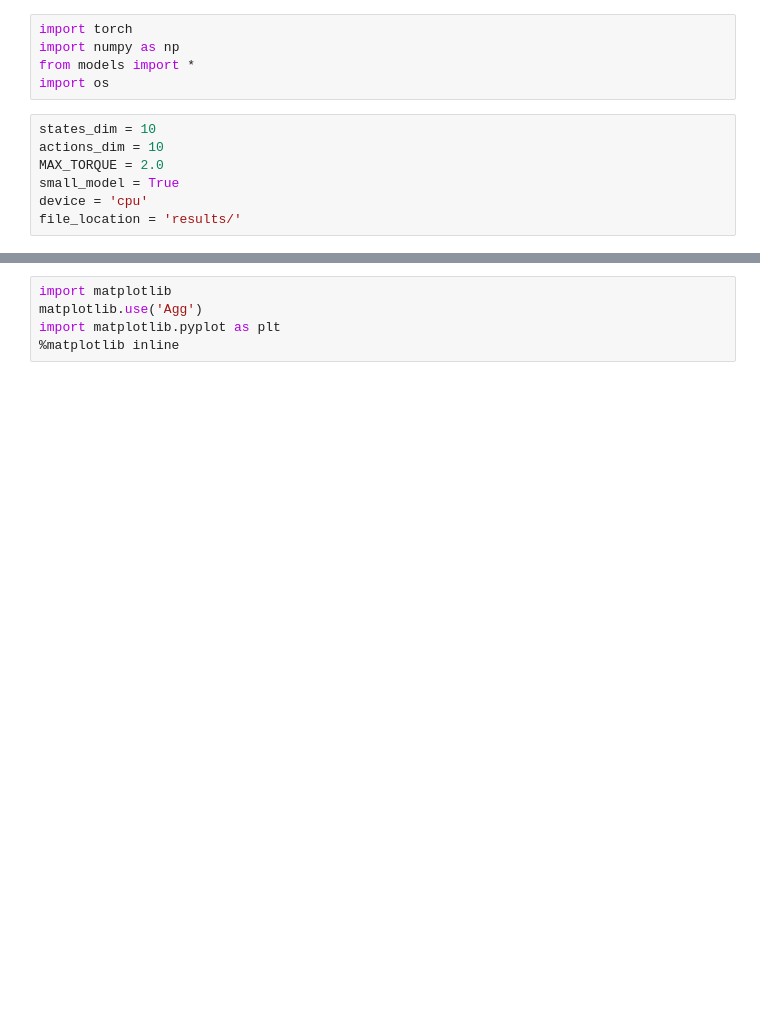
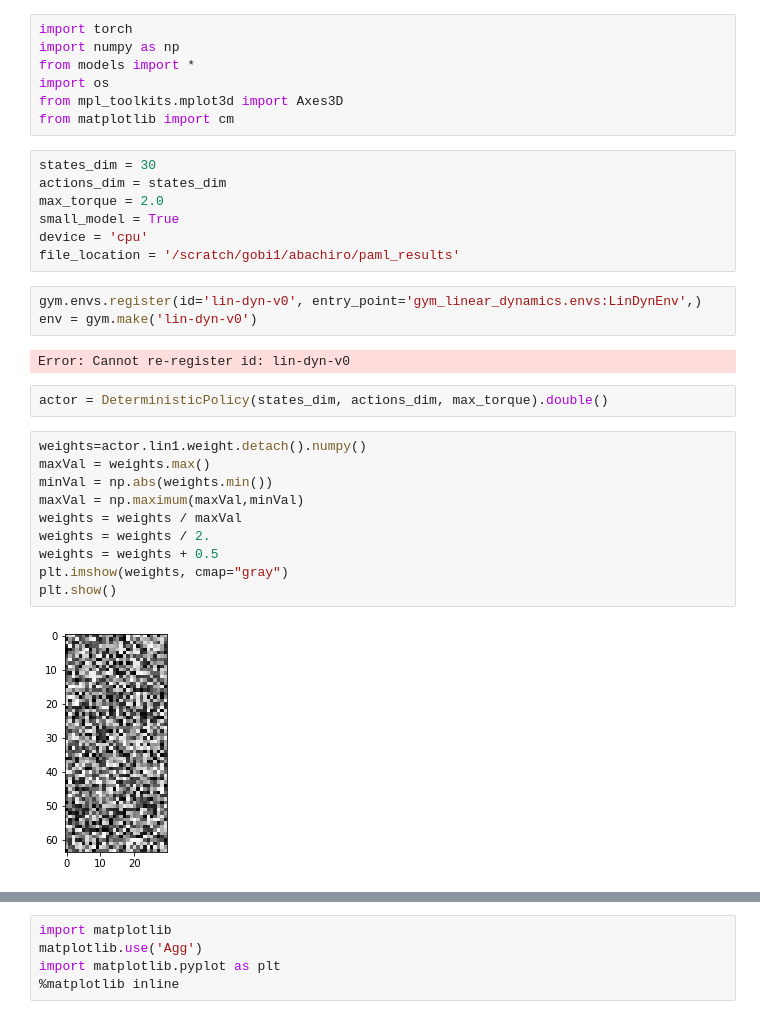
Before and after one commit to rabachi/paml, a Jupyter notebook: Weight_visualizations.ipynb, the cells around one changed output, grey strips where cells are left out. Saved outputs shown, nothing was run; the diff lists cells and outputs as text; blank space fills up the shorter version.

```diff
--- a/Weight_visualizations.ipynb
+++ b/Weight_visualizations.ipynb
@@ -3,10 +3,31 @@ import torch
 import numpy as np
 from models import *
 import os
+from mpl_toolkits.mplot3d import Axes3D
+from matplotlib import cm
 # %%
-states_dim = 10
-actions_dim = 10
-MAX_TORQUE = 2.0
+states_dim = 30
+actions_dim = states_dim
+max_torque = 2.0
 small_model = True
 device = 'cpu'
-file_location = 'results/'
+file_location = '/scratch/gobi1/abachiro/paml_results'
+# %%
+gym.envs.register(id='lin-dyn-v0', entry_point='gym_linear_dynamics.envs:LinDynEnv',)
+env = gym.make('lin-dyn-v0')
+# %% [output]
+Error: Cannot re-register id: lin-dyn-v0
+# %%
+actor = DeterministicPolicy(states_dim, actions_dim, max_torque).double()
+# %%
+weights=actor.lin1.weight.detach().numpy()
+maxVal = weights.max()
+minVal = np.abs(weights.min())
+maxVal = np.maximum(maxVal,minVal)
+weights = weights / maxVal
+weights = weights / 2.
+weights = weights + 0.5
+plt.imshow(weights, cmap="gray")
+plt.show()
+# %% [output]
+[figure, added]
```
Also changed, not shown: parts of 33 cells of this notebook, 11 other files.
